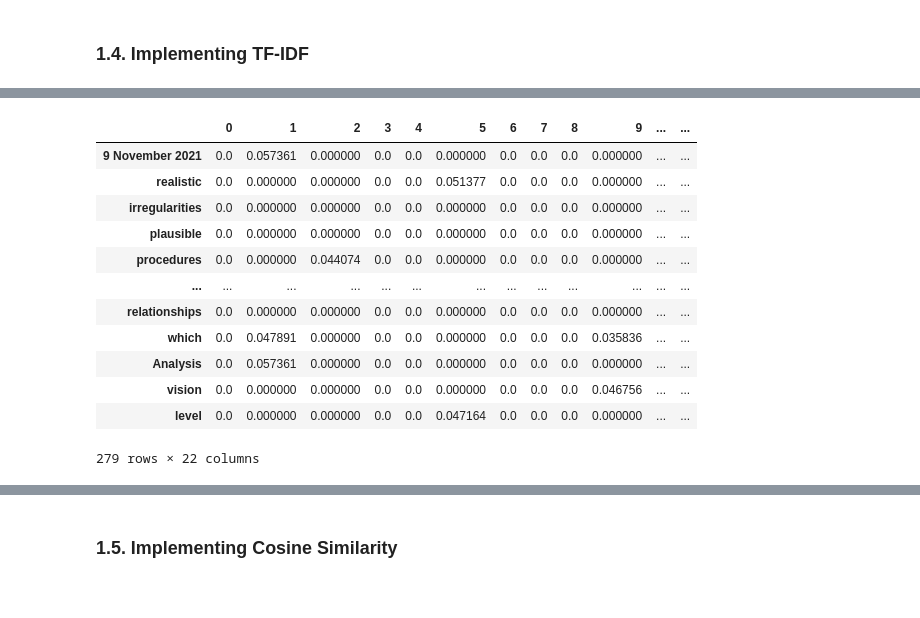
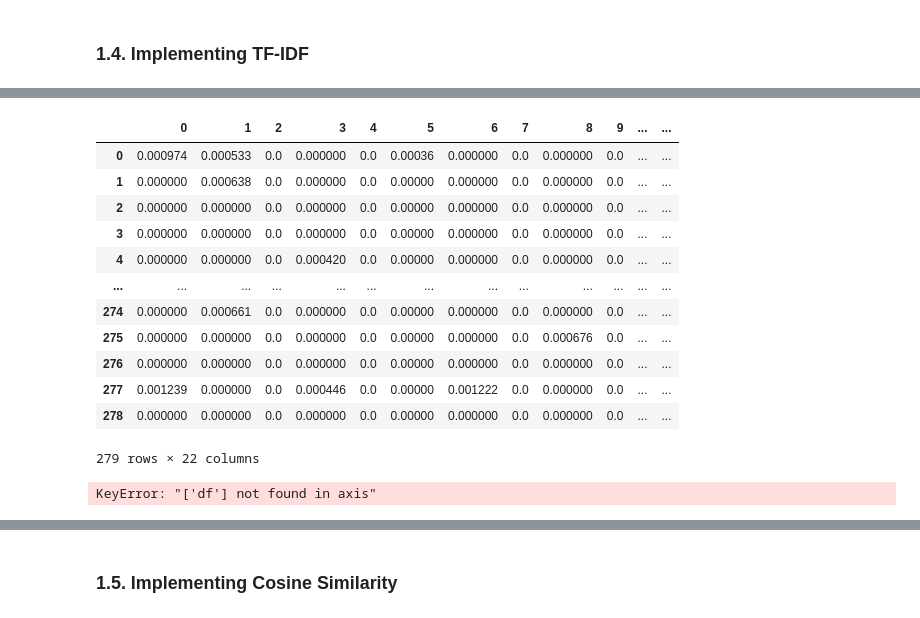
Before and after one commit to ImaginaryTree/HDTwit, a Jupyter notebook: Tubes_Machine_Learning.ipynb, the cells around one changed output, grey strips where cells are left out. Cells and saved outputs as stored; diff of their text form; code cells hidden in the pictures.

```diff
--- a/Tubes_Machine_Learning.ipynb
+++ b/Tubes_Machine_Learning.ipynb
@@ -160,7 +179,7 @@ for i in range(len(docs)):
 # %%
 import pandas as pd
 tfdf = pd.DataFrame(tf)
-tfdf.index = processed_unique_words
+# tfdf.columns = processed_unique_words
 # with pd.option_context('display.max_rows', None, 'display.max_columns', None):
 #     # Print the dataframe with the modified settings
 #     display(tfdf)
@@ -324,7 +327,7 @@ for i in range(len(sumPerkolom)-1):
     if sumPerkolom[i] != 0:
         # Normalize the column by dividing each element by the square root of the sum of squares
         print(sumPerkolom[i])
-        df_result[i] = df_result[i] / math.sqrt(sumPerkolom[i])
+        df_result[i] = abs(df_result[i] / math.sqrt(sumPerkolom[i]))
     else:
         # If the sumPerkolom value is zero, set the entire column to zero
         df_result[i] = 0
@@ -354,13 +357,17 @@ df_result
 |  | 0 | 1 | 2 | 3 | 4 | 5 | 6 | 7 | 8 | 9 | ... | ... |
-| 9 November 2021 | 0.0 | 0.057361 | 0.000000 | 0.0 | 0.0 | 0.000000 | 0.0 | 0.0 | 0.0 | 0.000000 | ... | ... |
-| realistic | 0.0 | 0.000000 | 0.000000 | 0.0 | 0.0 | 0.051377 | 0.0 | 0.0 | 0.0 | 0.000000 | ... | ... |
-| irregularities | 0.0 | 0.000000 | 0.000000 | 0.0 | 0.0 | 0.000000 | 0.0 | 0.0 | 0.0 | 0.000000 | ... | ... |
-| plausible | 0.0 | 0.000000 | 0.000000 | 0.0 | 0.0 | 0.000000 | 0.0 | 0.0 | 0.0 | 0.000000 | ... | ... |
-| procedures | 0.0 | 0.000000 | 0.044074 | 0.0 | 0.0 | 0.000000 | 0.0 | 0.0 | 0.0 | 0.000000 | ... | ... |
+| 0 | 0.000974 | 0.000533 | 0.0 | 0.000000 | 0.0 | 0.00036 | 0.000000 | 0.0 | 0.000000 | 0.0 | ... | ... |
+| 1 | 0.000000 | 0.000638 | 0.0 | 0.000000 | 0.0 | 0.00000 | 0.000000 | 0.0 | 0.000000 | 0.0 | ... | ... |
+| 2 | 0.000000 | 0.000000 | 0.0 | 0.000000 | 0.0 | 0.00000 | 0.000000 | 0.0 | 0.000000 | 0.0 | ... | ... |
+| 3 | 0.000000 | 0.000000 | 0.0 | 0.000000 | 0.0 | 0.00000 | 0.000000 | 0.0 | 0.000000 | 0.0 | ... | ... |
+| 4 | 0.000000 | 0.000000 | 0.0 | 0.000420 | 0.0 | 0.00000 | 0.000000 | 0.0 | 0.000000 | 0.0 | ... | ... |
 | ... | ... | ... | ... | ... | ... | ... | ... | ... | ... | ... | ... | ... |
-| relationships | 0.0 | 0.000000 | 0.000000 | 0.0 | 0.0 | 0.000000 | 0.0 | 0.0 | 0.0 | 0.000000 | ... | ... |
-| which | 0.0 | 0.047891 | 0.000000 | 0.0 | 0.0 | 0.000000 | 0.0 | 0.0 | 0.0 | 0.035836 | ... | ... |
-| Analysis | 0.0 | 0.057361 | 0.000000 | 0.0 | 0.0 | 0.000000 | 0.0 | 0.0 | 0.0 | 0.000000 | ... | ... |
-| vision | 0.0 | 0.000000 | 0.000000 | 0.0 | 0.0 | 0.000000 | 0.0 | 0.0 | 0.0 | 0.046756 | ... | ... |
-| level | 0.0 | 0.000000 | 0.000000 | 0.0 | 0.0 | 0.047164 | 0.0 | 0.0 | 0.0 | 0.000000 | ... | ... |
+| 274 | 0.000000 | 0.000661 | 0.0 | 0.000000 | 0.0 | 0.00000 | 0.000000 | 0.0 | 0.000000 | 0.0 | ... | ... |
+| 275 | 0.000000 | 0.000000 | 0.0 | 0.000000 | 0.0 | 0.00000 | 0.000000 | 0.0 | 0.000676 | 0.0 | ... | ... |
+| 276 | 0.000000 | 0.000000 | 0.0 | 0.000000 | 0.0 | 0.00000 | 0.000000 | 0.0 | 0.000000 | 0.0 | ... | ... |
+| 277 | 0.001239 | 0.000000 | 0.0 | 0.000446 | 0.0 | 0.00000 | 0.001222 | 0.0 | 0.000000 | 0.0 | ... | ... |
+| 278 | 0.000000 | 0.000000 | 0.0 | 0.000000 | 0.0 | 0.00000 | 0.000000 | 0.0 | 0.000000 | 0.0 | ... | ... |
 279 rows × 22 columns
+# %%
+df_result.drop('df', axis=1, inplace=True)
+# %% [output]
+KeyError: "['df'] not found in axis"
```
Also changed, not shown: parts of 17 cells of this notebook.
